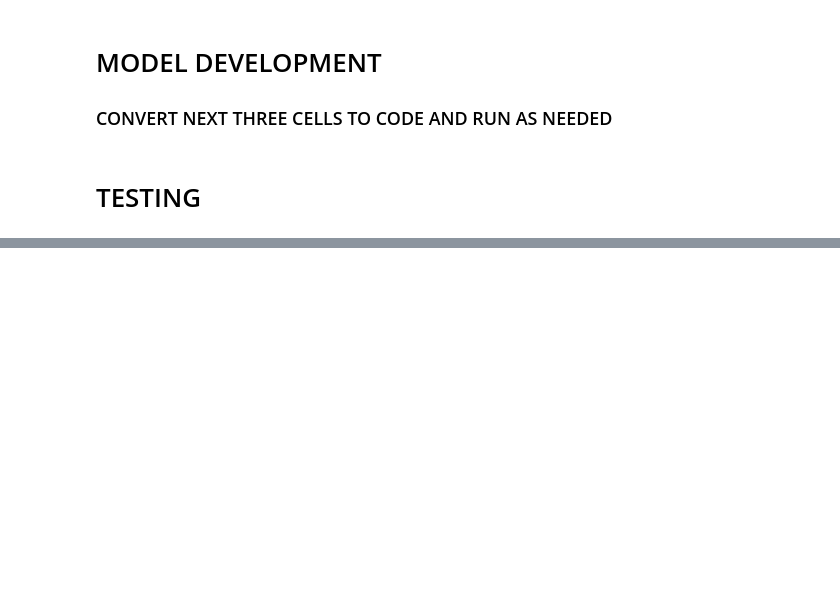
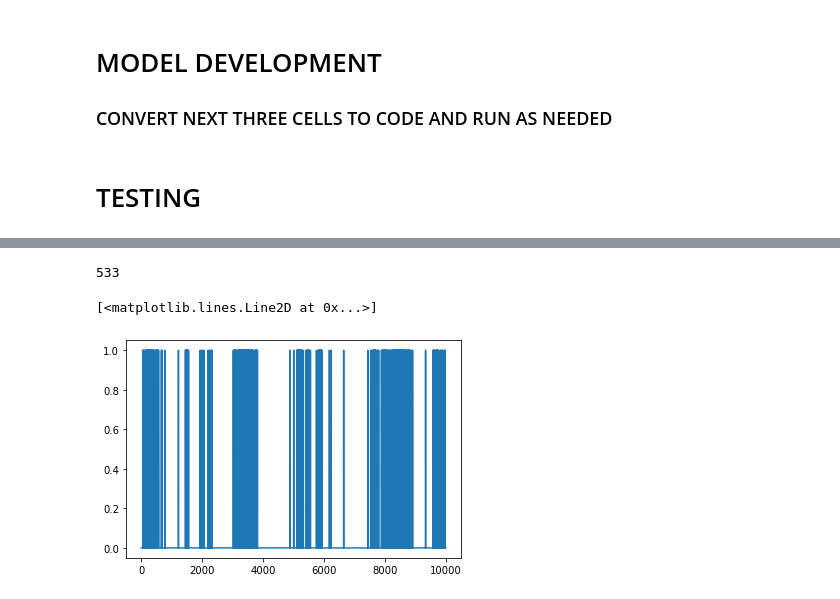
Before and after one commit to regonzalez26/sparse_hdc, a Jupyter notebook: exploration.ipynb, the cells around one changed output, grey strips where cells are left out. Cells and saved outputs as stored; diff of their text form; code cells hidden in the pictures; blank space fills up the shorter version.

```diff
--- a/exploration.ipynb
+++ b/exploration.ipynb
@@ -300,0 +284,22 @@ B_c = acc_thresh.sparsify(np.sum(B))
+# %%
+enc_thresh = ThresholdingSparsifier(percent_max_val = 73/100, max_val=100)
+acc_thresh = ThresholdingSparsifier(percent_max_val = 2/100, max_val=100)
+hologn = HoloGNEncoder(10, LinearCIM(dim=10000, sparsity=0.10), sparsifier=enc_thresh)
+hologn.cim = ItemMemories.load_IM('im_10k_sp0.10m10_r0.05.pkl').cim
+
+# Generate samples
+n = 9
+
+A_acc = []
+A = []
+for i in range(0,n):
+    A_acc.append(hologn.encode(test_class_rows[1][n], return_accumulated=True))
+    A.append(hologn.sparsifier.sparsify(A_acc[i]))
+
+B_acc = []
+B = []
+for i in range(0,n):
+    B_acc.append(hologn.encode(test_class_rows[4][n], return_accumulated=True))
+    B.append(hologn.sparsifier.sparsify(B_acc[i]))
+
+[print(np.sum(a)) for a in B]
@@ -300,0 +326,9 @@ B_c = acc_thresh.sparsify(np.sum(B))
+# %%
+SparseHDC.dot(A[1],A[1])
+# %% [output]
+533
+# %%
+plt.plot(A[1])
+# %% [output]
+[<matplotlib.lines.Line2D at 0x...>]
+[figure, added]
```
Also changed, not shown: parts of 23 cells of this notebook, 2 other files.
